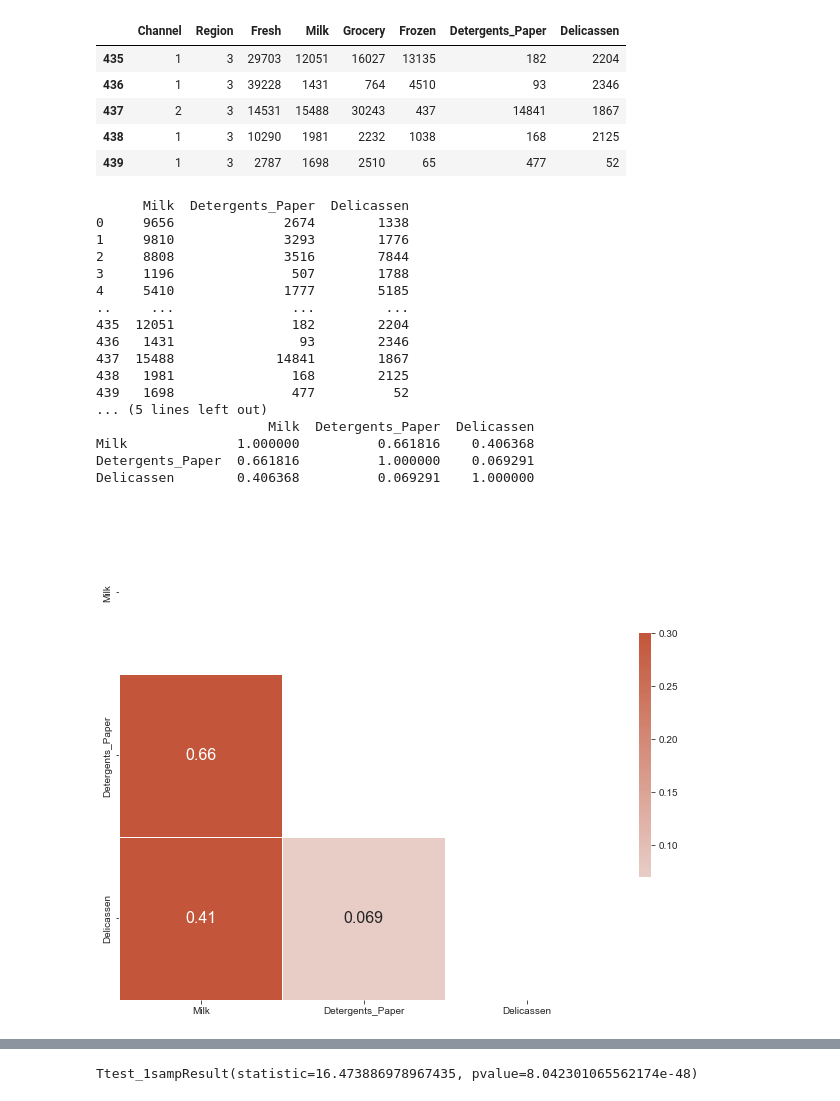
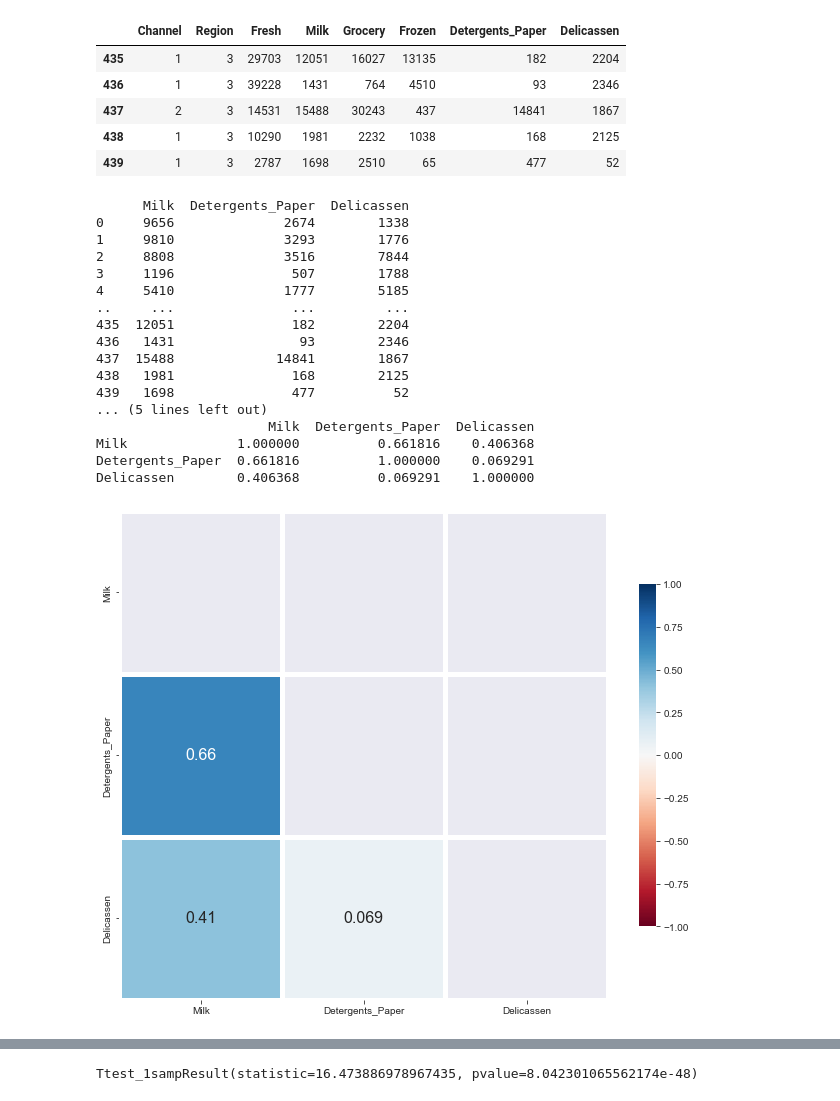
Before and after one commit to Wolfman614/Jupyter-NB, a Jupyter notebook: DAv test sample.ipynb, the cells around one changed output, grey strips where cells are left out. Saved outputs shown, nothing was run; the diff lists cells and outputs as text; code cells hidden in the pictures.

```diff
--- a/DAv test sample.ipynb
+++ b/DAv test sample.ipynb
@@ -72,33 +72,33 @@ f, ax = plt.subplots(figsize=(11, 9))
 
 #Set up a seaborn heatmap
 sns.set_style("white")
 
 # Generate a custom diverging colormap
 cmap = sns.diverging_palette(230, 20, as_cmap=True)
 
 # Draw the heatmap with the mask and correct aspect ratio
-heatmap = sns.heatmap(correlation, mask = mask, cmap=cmap, vmax=.3, center=0,
-            square=True, linewidths=.5, cbar_kws={"shrink": .5},
+heatmap = sns.heatmap(correlation, mask = mask, cmap='RdBu', vmin=-1, vmax=1, center=0,
+            square=True, linewidths=5, cbar_kws={"shrink": .7},
             annot = True, annot_kws = {"size": 16})
 
 #Add ticks for labels
 sns.set_style({'xtick.bottom': True}, {'ytick.left': True})
 # %% [output]
       Milk  Detergents_Paper  Delicassen
 0     9656              2674        1338
 1     9810              3293        1776
 2     8808              3516        7844
 3     1196               507        1788
 4     5410              1777        5185
 ..     ...               ...         ...
 435  12051               182        2204
 436   1431                93        2346
 437  15488             14841        1867
 438   1981               168        2125
 439   1698               477          52
 ... (5 lines left out)
                       Milk  Detergents_Paper  Delicassen
 Milk              1.000000          0.661816    0.406368
 Detergents_Paper  0.661816          1.000000    0.069291
 Delicassen        0.406368          0.069291    1.000000
-[figure, old version]
+[figure, new version]
```
Also changed, not shown: parts of 18 cells of this notebook.
